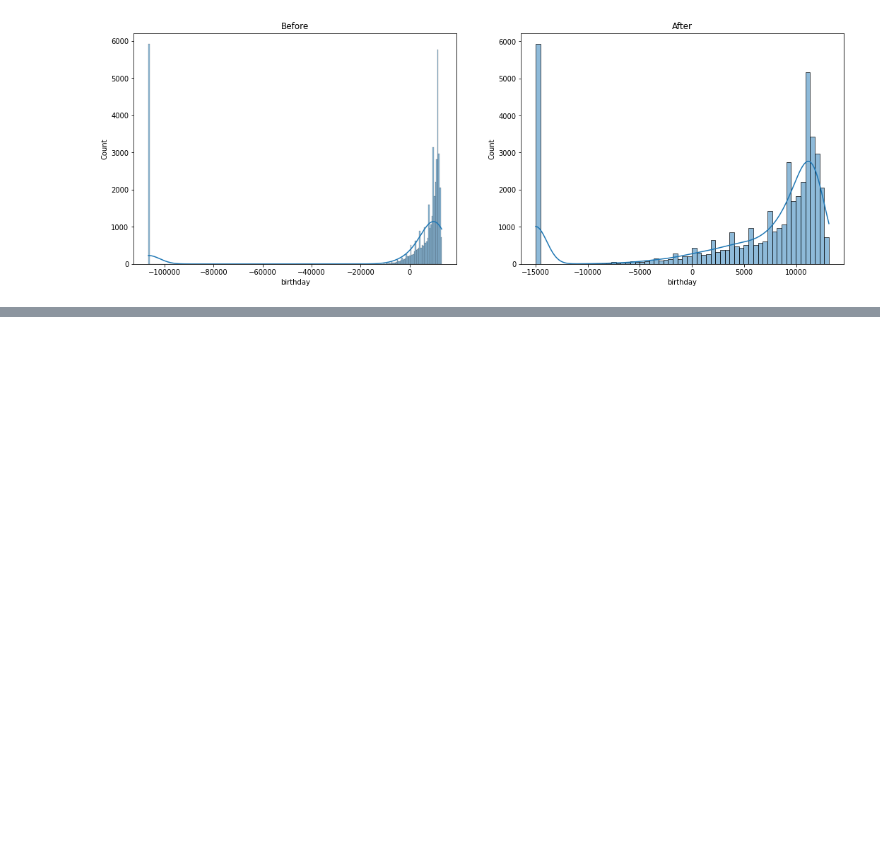
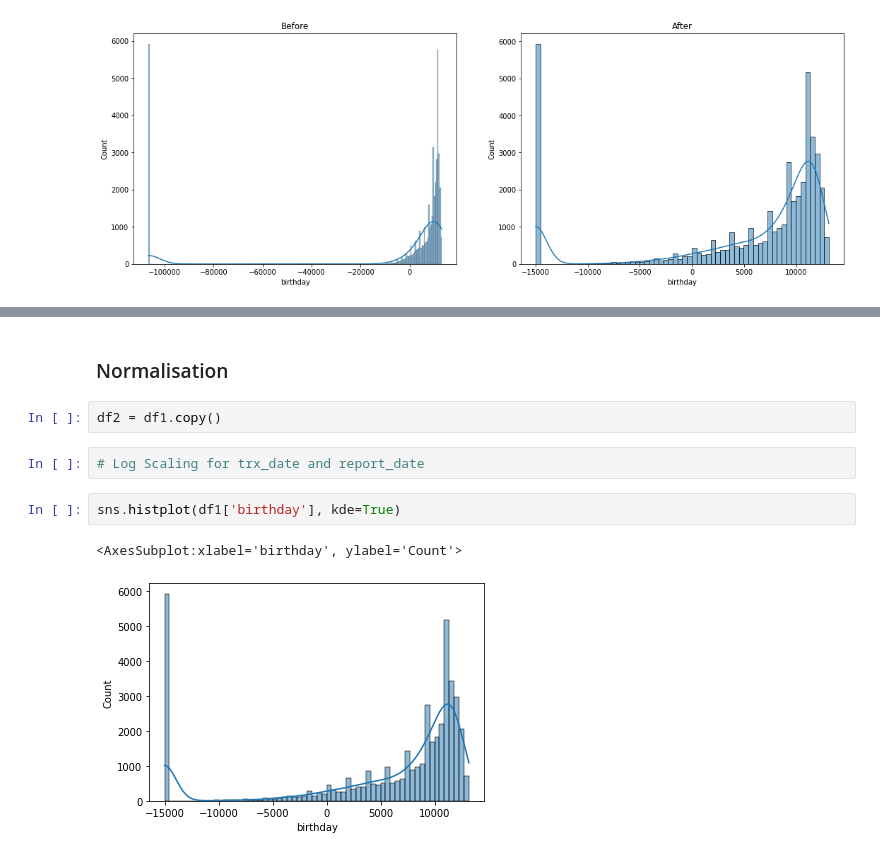
Before and after one commit to C23-FD-1/ml, a Jupyter notebook: Feature_coba.ipynb, the cells around one changed output, grey strips where cells are left out. Drawn from its saved outputs; the diff is of its cells as text; blank space fills up the shorter version.

```diff
--- a/Feature_coba.ipynb
+++ b/Feature_coba.ipynb
@@ -133,0 +144,11 @@ for i in range(0,12):
+# %% [markdown]
+### Normalisation
+# %%
+df2 = df1.copy()
+# %%
+# Log Scaling for trx_date and report_date
+# %%
+sns.histplot(df1['birthday'], kde=True)
+# %% [output]
+<AxesSubplot:xlabel='birthday', ylabel='Count'>
+[figure, added]
```
Also changed, not shown: parts of 11 cells of this notebook.
